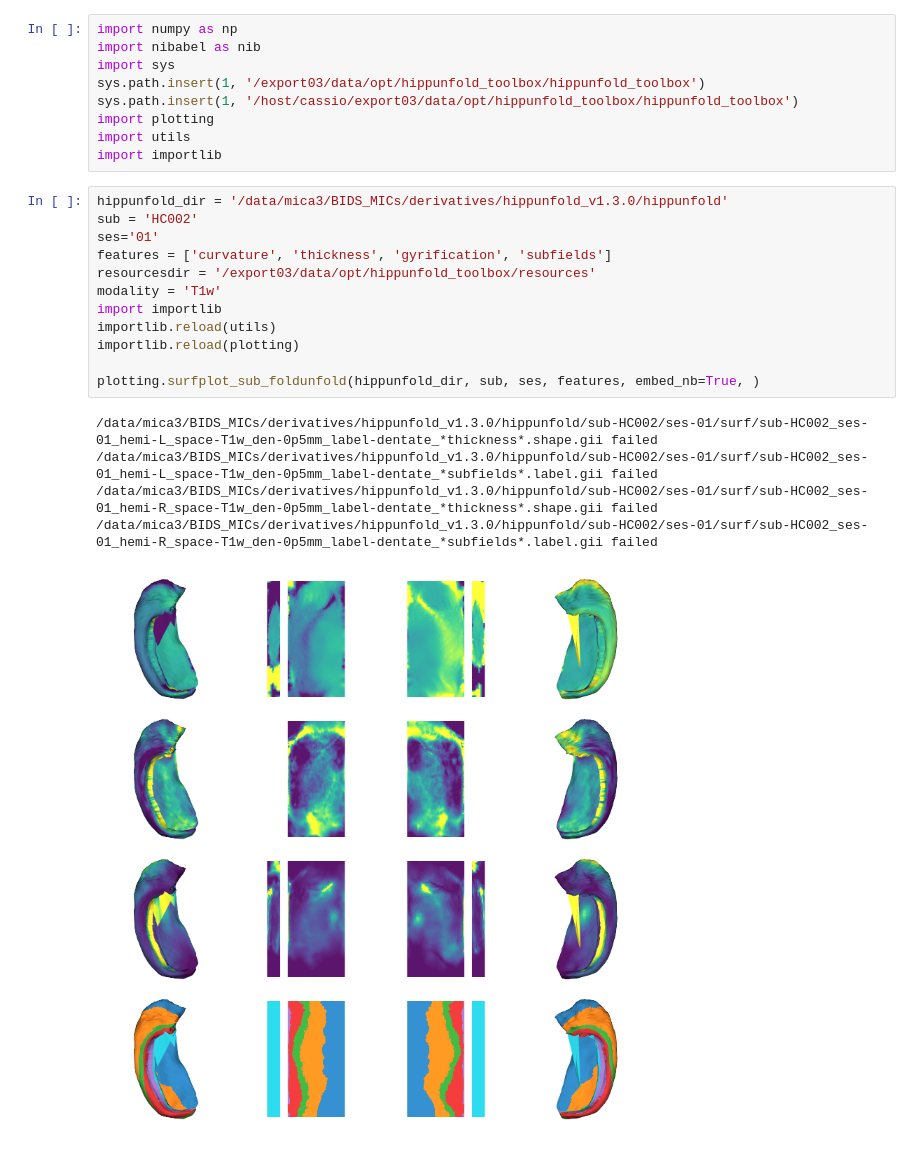
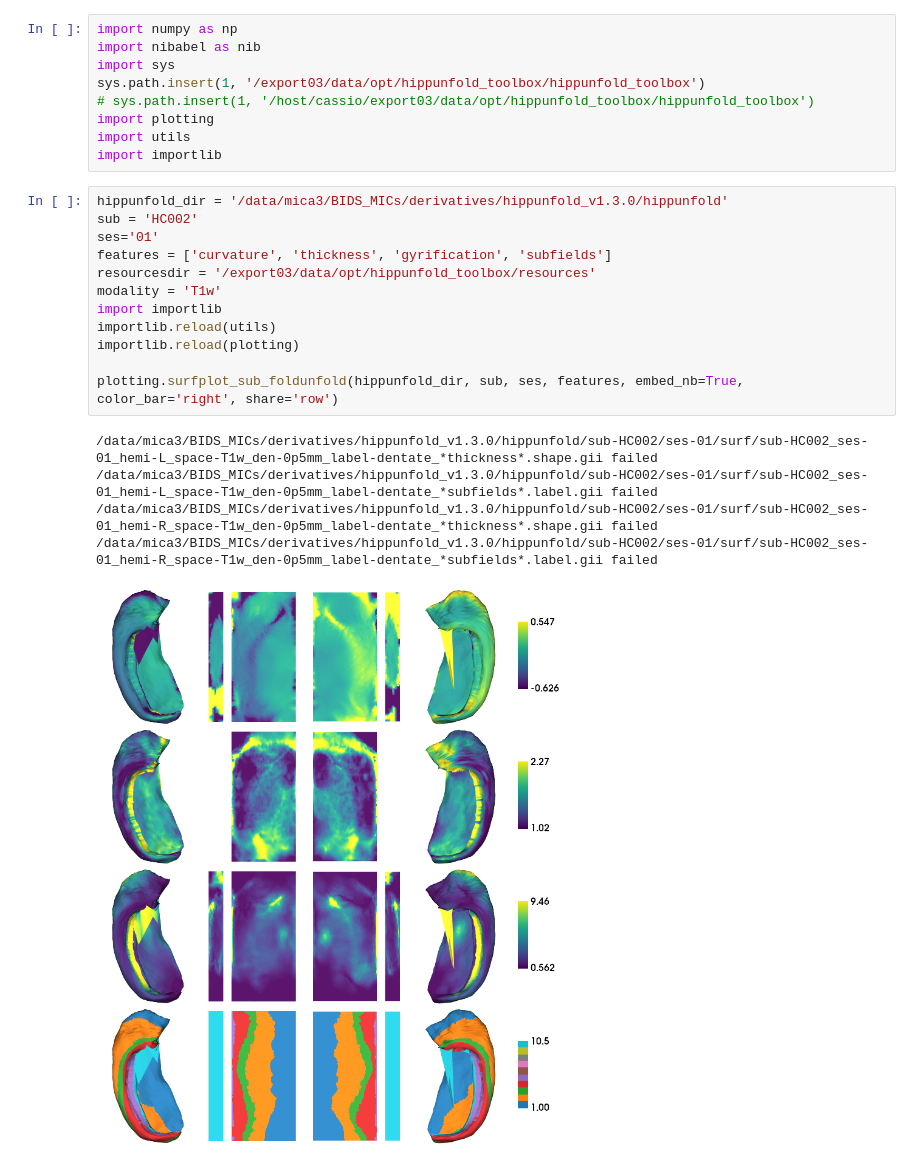
Before and after one commit to jordandekraker/hippunfold_toolbox, a Jupyter notebook: notebooks/plotting_tester.ipynb, the cells around one changed output. Drawn from its saved outputs; the diff is of its cells as text.

```diff
--- a/notebooks/plotting_tester.ipynb
+++ b/notebooks/plotting_tester.ipynb
@@ -3,28 +3,28 @@ import numpy as np
 import nibabel as nib
 import sys
 sys.path.insert(1, '/export03/data/opt/hippunfold_toolbox/hippunfold_toolbox')
-sys.path.insert(1, '/host/cassio/export03/data/opt/hippunfold_toolbox/hippunfold_toolbox')
+# sys.path.insert(1, '/host/cassio/export03/data/opt/hippunfold_toolbox/hippunfold_toolbox')
 import plotting
 import utils
 import importlib
 # %%
 hippunfold_dir = '/data/mica3/BIDS_MICs/derivatives/hippunfold_v1.3.0/hippunfold'
 sub = 'HC002'
 ses='01'
 features = ['curvature', 'thickness', 'gyrification', 'subfields']
 resourcesdir = '/export03/data/opt/hippunfold_toolbox/resources'
 modality = 'T1w'
 import importlib
 importlib.reload(utils)
 importlib.reload(plotting)
 
-plotting.surfplot_sub_foldunfold(hippunfold_dir, sub, ses, features, embed_nb=True, )
+plotting.surfplot_sub_foldunfold(hippunfold_dir, sub, ses, features, embed_nb=True, color_bar='right', share='row')
 # %% [output]
 /data/mica3/BIDS_MICs/derivatives/hippunfold_v1.3.0/hippunfold/sub-HC002/ses-01/surf/sub-HC002_ses-01_hemi-L_space-T1w_den-0p5mm_label-dentate_*thickness*.shape.gii failed
 /data/mica3/BIDS_MICs/derivatives/hippunfold_v1.3.0/hippunfold/sub-HC002/ses-01/surf/sub-HC002_ses-01_hemi-L_space-T1w_den-0p5mm_label-dentate_*subfields*.label.gii failed
 /data/mica3/BIDS_MICs/derivatives/hippunfold_v1.3.0/hippunfold/sub-HC002/ses-01/surf/sub-HC002_ses-01_hemi-R_space-T1w_den-0p5mm_label-dentate_*thickness*.shape.gii failed
 /data/mica3/BIDS_MICs/derivatives/hippunfold_v1.3.0/hippunfold/sub-HC002/ses-01/surf/sub-HC002_ses-01_hemi-R_space-T1w_den-0p5mm_label-dentate_*subfields*.label.gii failed
-[figure, old version]
+[figure, new version]
 # %%
 hippunfold_dir = '/export03/data/unfolded_registration/hippunfold_v1.3.0_100um/hippunfold'
 sub = 'bbhist'
```
Also changed, not shown: parts of 2 cells of this notebook, 1 other file.
